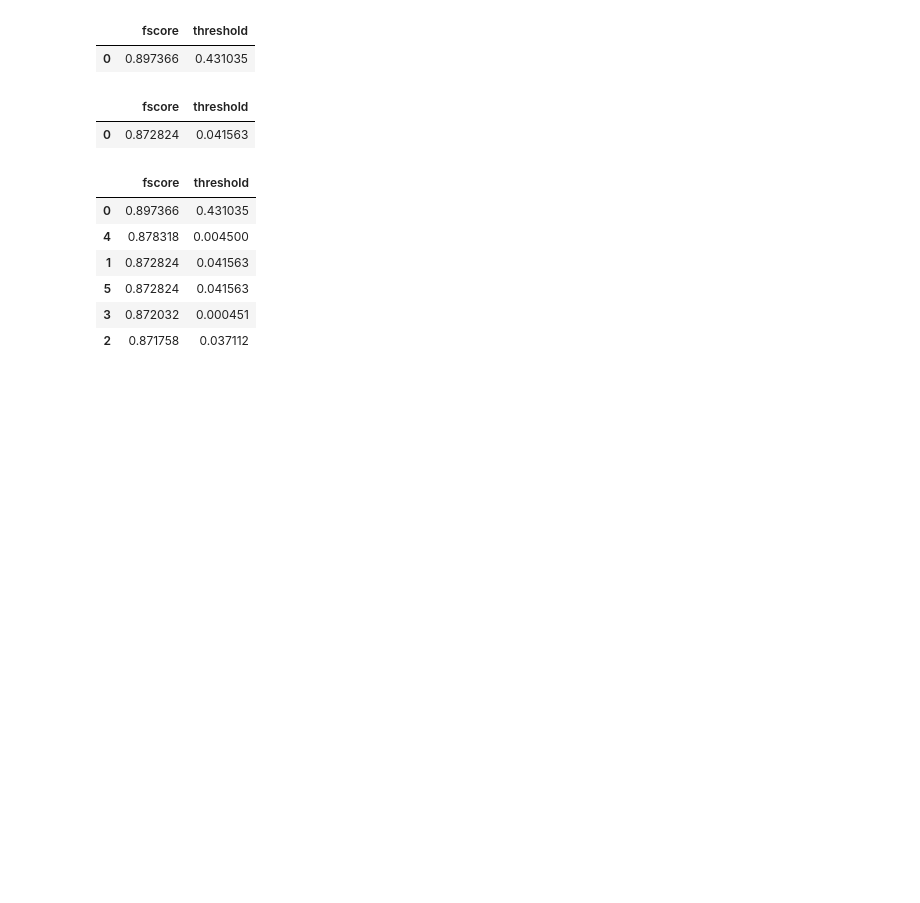
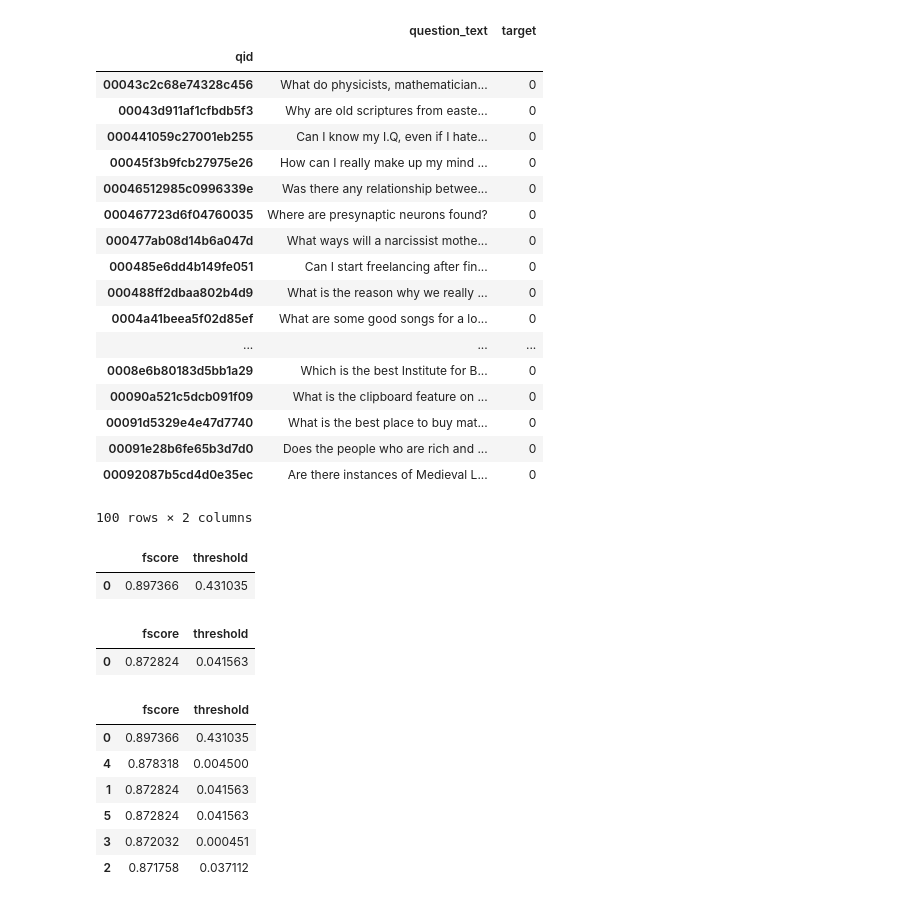
Before and after one commit to adrianpearl/1001-Project---Quora-Kaggle-Competition, a Jupyter notebook: Sheetal_Exploration2.ipynb, the cells around one changed output. Saved outputs shown, nothing was run; the diff lists cells and outputs as text; code cells hidden in the pictures; blank space fills up the shorter version.

```diff
--- a/Sheetal_Exploration2.ipynb
+++ b/Sheetal_Exploration2.ipynb
@@ -19,7 +19,30 @@ from sklearn.metrics import precision_recall_curve
 
 %matplotlib inline
 # %%
-data = pd.read_csv('train.csv', index_col = 0)
+data = pd.read_csv("../input/train.csv", index_col = 0)
+# %%
+pd.set_option('max_colwidth', 140)
+data[100:200]
+# %% [output]
+|  | question_text | target |
+| qid |  |  |
+| 00043c2c68e74328c456 | What do physicists, mathematician... | 0 |
+| 00043d911af1cfbdb5f3 | Why are old scriptures from easte... | 0 |
+| 000441059c27001eb255 | Can I know my I.Q, even if I hate... | 0 |
+| 00045f3b9fcb27975e26 | How can I really make up my mind ... | 0 |
+| 00046512985c0996339e | Was there any relationship betwee... | 0 |
+| 000467723d6f04760035 | Where are presynaptic neurons found? | 0 |
+| 000477ab08d14b6a047d | What ways will a narcissist mothe... | 0 |
+| 000485e6dd4b149fe051 | Can I start freelancing after fin... | 0 |
+| 000488ff2dbaa802b4d9 | What is the reason why we really ... | 0 |
+| 0004a41beea5f02d85ef | What are some good songs for a lo... | 0 |
+| ... | ... | ... |
+| 0008e6b80183d5bb1a29 | Which is the best Institute for B... | 0 |
+| 00090a521c5dcb091f09 | What is the clipboard feature on ... | 0 |
+| 00091d5329e4e47d7740 | What is the best place to buy mat... | 0 |
+| 00091e28b6fe65b3d7d0 | Does the people who are rich and ... | 0 |
+| 00092087b5cd4d0e35ec | Are there instances of Medieval L... | 0 |
+100 rows × 2 columns
 # %%
 data_small = data.sample(100000, replace = False)
 # %%
```
Also changed, not shown: parts of 11 cells of this notebook, 7 other files.
